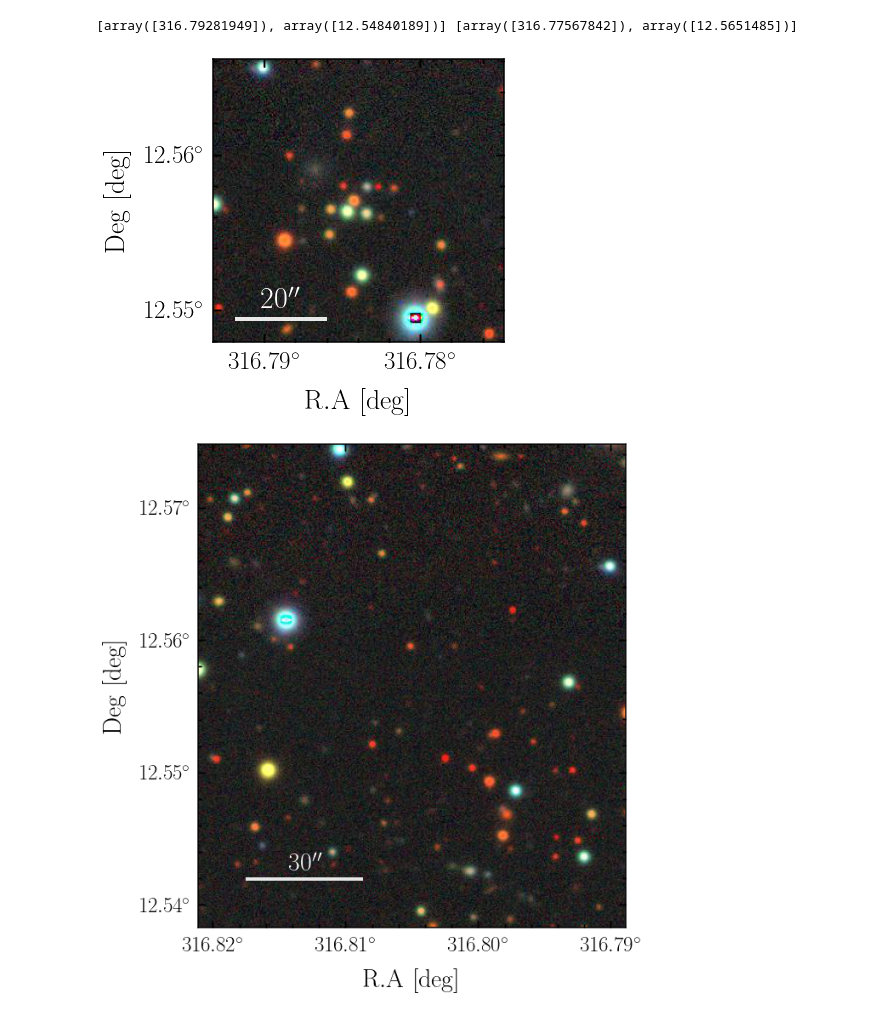
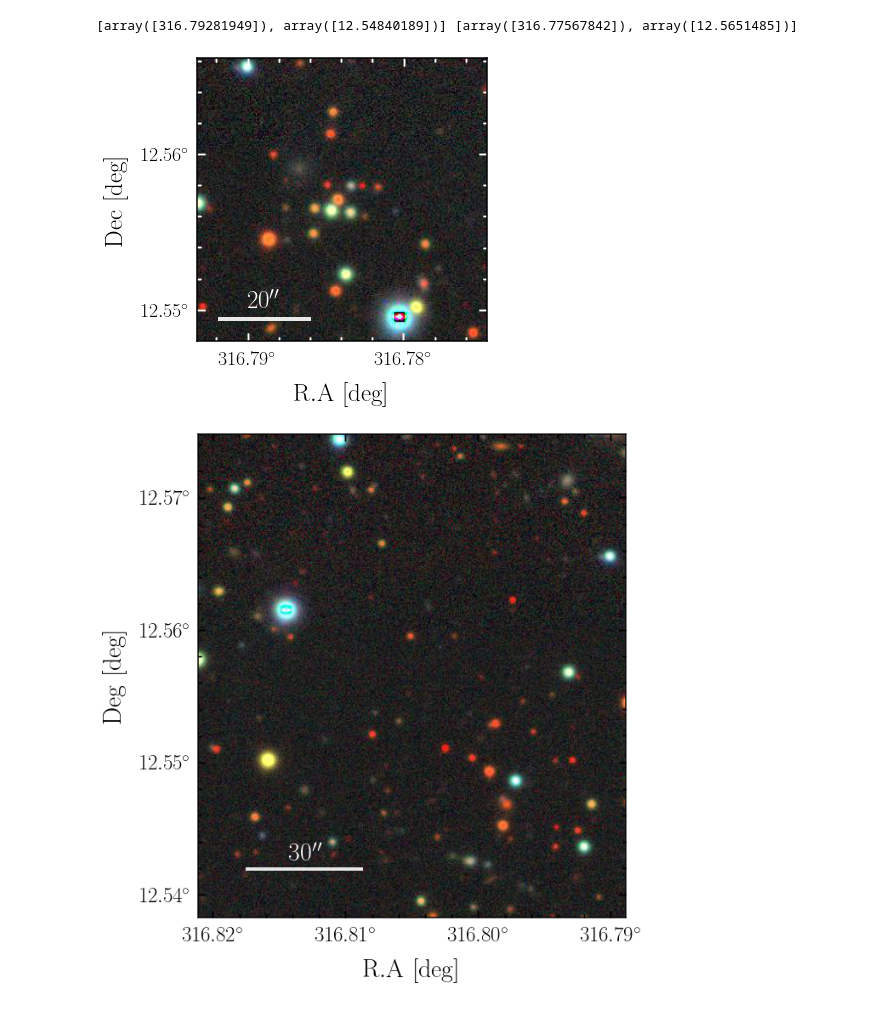
Before and after one commit to dr-guangtou/luandun, a Jupyter notebook: observation/decals/jpeg_cutout.ipynb, the cells around one changed output. Saved outputs shown, nothing was run; the diff lists cells and outputs as text; code cells hidden in the pictures.

```diff
--- a/observation/decals/jpeg_cutout.ipynb
+++ b/observation/decals/jpeg_cutout.ipynb
@@ -67,6 +67,7 @@ x_size, y_size = int(x_1 - x_0), int(y_1 - y_0)
 dpi = 48
 
 fig = plt.figure(figsize=(x_size / dpi, y_size / dpi))
+
 
 coord_meta = {}
 coord_meta['name'] = 'ra', 'dec'
@@ -74,37 +75,39 @@ coord_meta['type'] = 'longitude', 'latitude'
 coord_meta['wrap'] = 180, None
 coord_meta['unit'] = u.deg, u.deg
 coord_meta['format_unit'] = None, None
 
 ax = fig.add_subplot(1, 1, 1, projection=brick_1_wcs, coord_meta=coord_meta)
 ax.imshow(brick_1_jpg, aspect="auto")
 ax.grid(on=False)
 
 lon = ax.coords[0]
 lat = ax.coords[1]
 
-lon.set_axislabel(r'$\rm R.A\ [deg]$', fontsize=28)
-lat.set_axislabel(r'$\rm Deg\ [deg]$', fontsize=28)
+lon.set_axislabel(r'$\rm R.A\ [deg]$', fontsize=25)
+lat.set_axislabel(r'$\rm Dec\ [deg]$', fontsize=25)
 
 lon.set_major_formatter('d.dd')
 lat.set_major_formatter('d.dd')
 
 _ = ax.set_xlim(x_0, x_1)
 _ = ax.set_ylim(y_0, y_1)
 
 scale_bar_x_off, scale_bar_y_off = 20, 20
 scale_bar = scale_bar_arcsec / pixel_size
 
 _ = ax.plot(
     [x_0 + scale_bar_x_off, x_0 + scale_bar_x_off + scale_bar],
     [y_0 + scale_bar_y_off, y_0 + scale_bar_y_off], linewidth=4, c='w', alpha=0.9)
 
 _ = ax.text(
     x_0 + scale_bar_x_off + scale_bar / 2,
     y_0 + scale_bar_y_off * 1.5,
     r'$20^{\prime\prime}$',
-    fontsize=30, horizontalalignment='center', color='w')
+    fontsize=25, horizontalalignment='center', color='w')
+
+ax.tick_params(color='w', labelsize=20)
 # %% [output]
-[figure, old version]
+[figure, new version]
 # %%
 brick_2_fits = fits.open(os.path.join(data_dir, 'legacysurvey-3169p125-image-r.fits.fz'))[1]
 brick_2_wcs = WCS(brick_2_fits.header)
```
